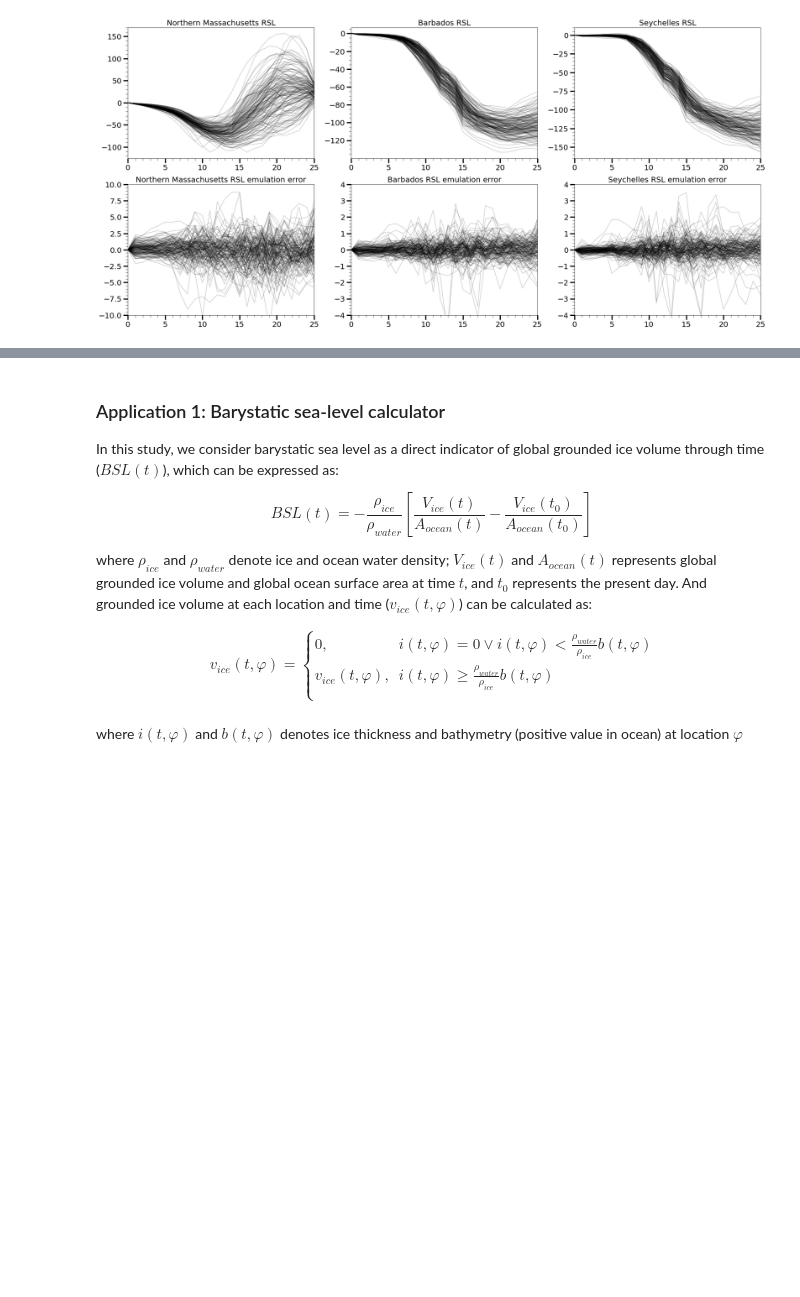
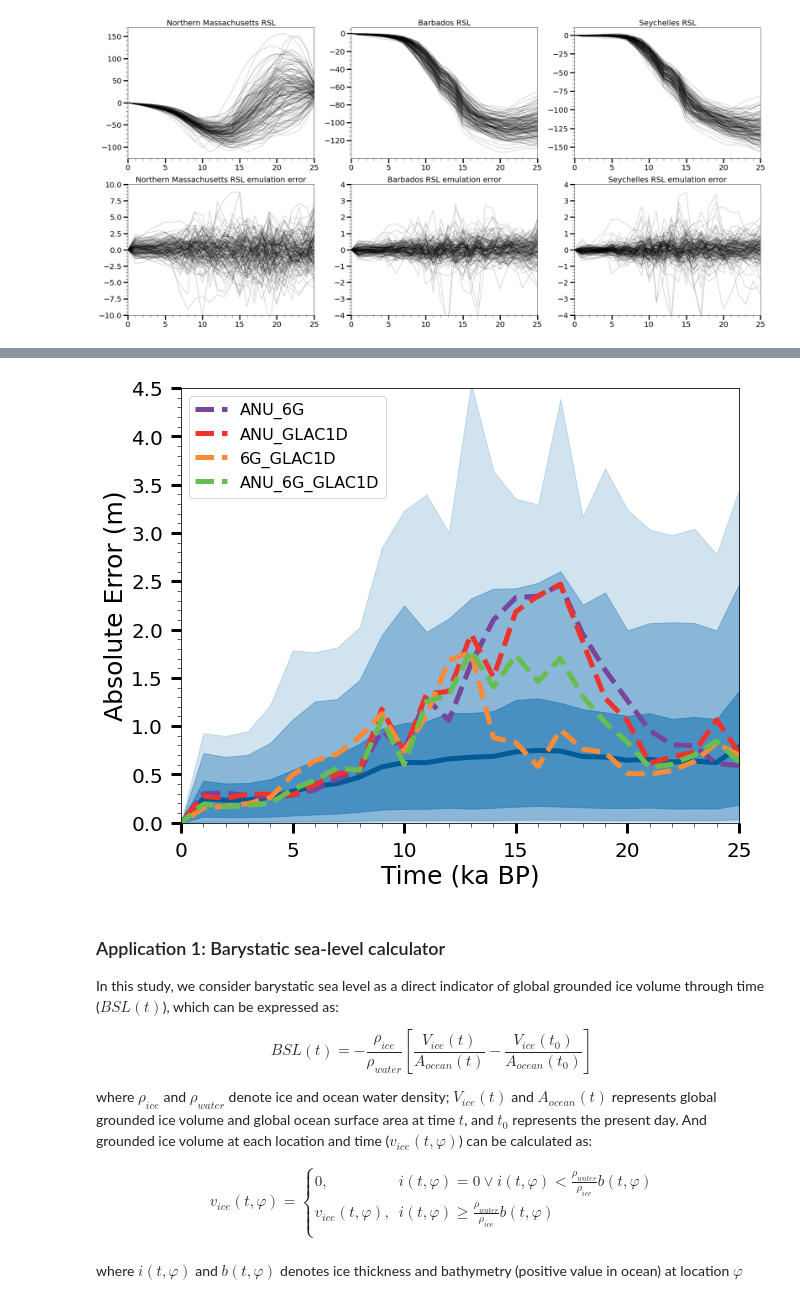
Before and after one commit to yc-lin-geo/Georgia_GIA, a Jupyter notebook: GEORGIA_Tutorial.ipynb, the cells around one changed output, grey strips where cells are left out. Saved outputs shown, nothing was run; the diff lists cells and outputs as text; code cells hidden in the pictures; blank space fills up the shorter version.

```diff
--- a/GEORGIA_Tutorial.ipynb
+++ b/GEORGIA_Tutorial.ipynb
@@ -274,3 +352,40 @@ for i,ax in enumerate(axes.flat):
+# %%
+ANU_6G_misfit = ANU_6G_pred-ANU_6G_obs
+ANU_GLAC1D_misfit =  ANU_GLAC1D_pred - ANU_GLAC1D_obs
+ICE6G_GLAC1D_misfit =  ICE6G_GLAC1D_pred - ICE6G_GLAC1D_obs
+ANU_6G_GLAC_misfit =  ANU_6G_GLAC1D_pred - ANU_6G_GLAC1D_obs
+
+plt.figure(figsize=(10,8))
+ax = plt.subplot(111)
+
+
+ax.fill_between(np.arange(25,-1,-1),down_mae_mean3,up_mae_mean3,color='C0',alpha=0.2)
+ax.fill_between(np.arange(25,-1,-1),down_mae_mean2,up_mae_mean2,color='C0',alpha=0.4)
+ax.fill_between(np.arange(25,-1,-1),down_mae_mean,up_mae_mean,color='C0',alpha=0.6)
+ax.plot(np.arange(25,-1,-1),temporal_mae,linewidth=5,color='#005b96')
+
+ax.plot(np.arange(25,-1,-1),np.mean(np.abs(ANU_6G_misfit),axis=0),linewidth=5,linestyle='--',color='#79459b',
+       label='ANU_6G')
+ax.plot(np.arange(25,-1,-1),np.mean(np.abs(ANU_GLAC1D_misfit),axis=0),linewidth=5,linestyle='--',color='#ee332d',
+       label='ANU_GLAC1D')
+ax.plot(np.arange(25,-1,-1),np.mean(np.abs(ICE6G_GLAC1D_misfit),axis=0),linewidth=5,linestyle='--',color='#f78b38',
+       label='6G_GLAC1D')
+ax.plot(np.arange(25,-1,-1),np.mean(np.abs(ANU_6G_GLAC_misfit),axis=0),linewidth=5,linestyle='--',color='#67be4e',
+       label='ANU_6G_GLAC1D')
+
+
+ax.tick_params(labelsize=15, pad=8,which='major',direction='out',length=10,width=3)
+
+ax.tick_params(which='minor', length=4, color='k')
+ax.tick_params(axis='both', which='major', labelsize=20)
+ax.set_xlim(0,25)
+ax.set_ylim(0,4.5)
+ax.set_xlabel('Time (ka BP)',fontsize=25)
+ax.set_ylabel('Absolute Error (m)',fontsize=25)
+ax.legend(loc=2)
+ax.minorticks_on()
+# %% [output]
+[figure, added]
 # %% [markdown]
 ### Application 1: Barystatic sea-level calculator
 
```
Also changed, not shown: parts of 6 cells of this notebook.
